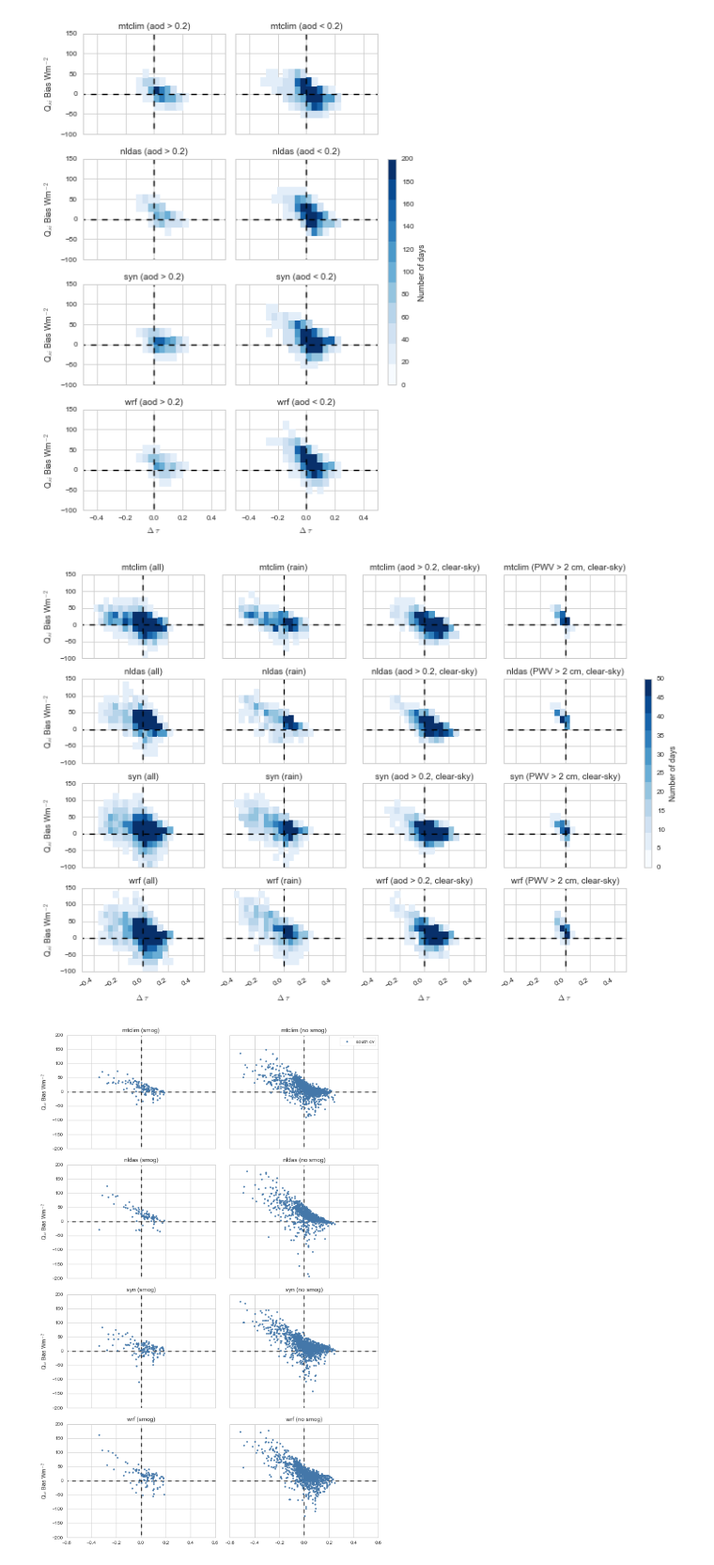
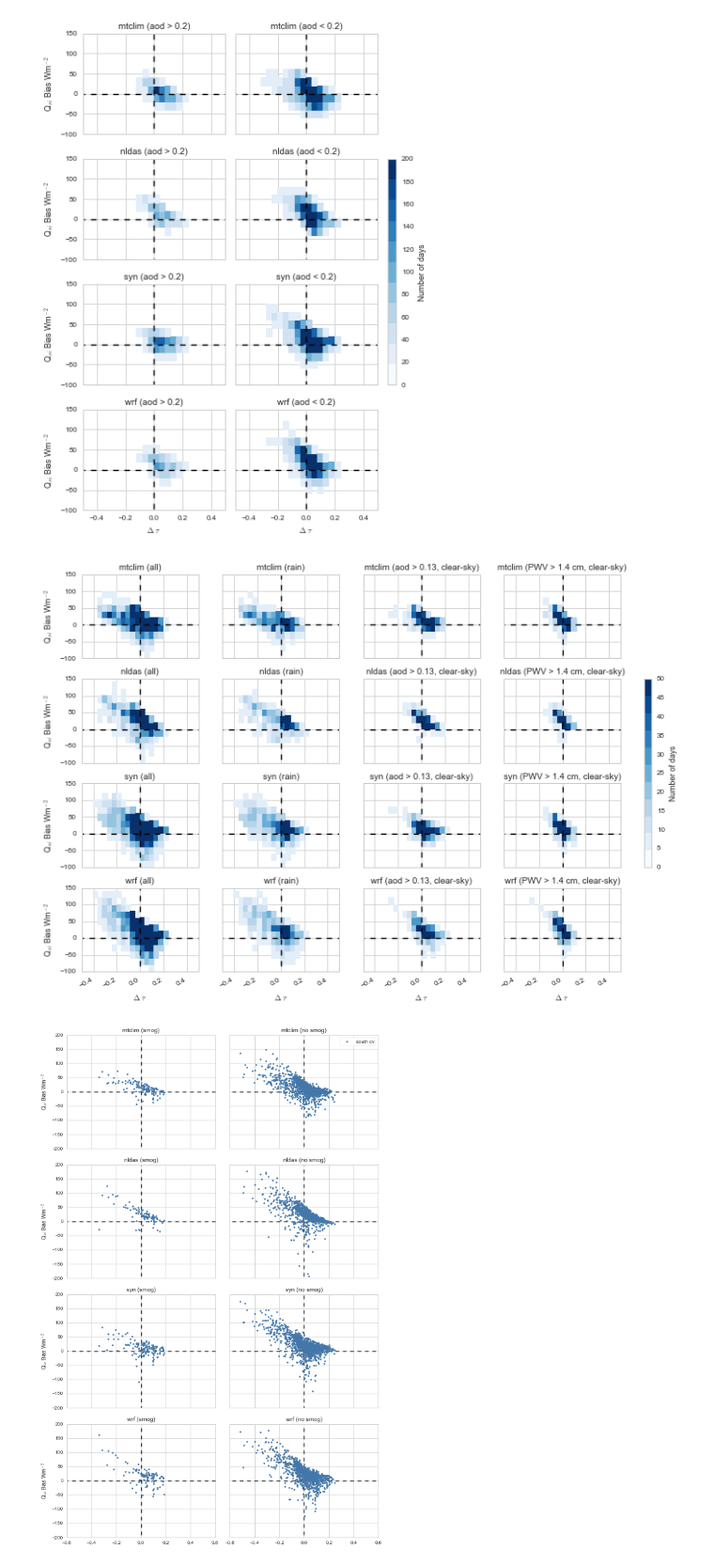
Before and after one commit to klapo/CalRad, a Jupyter notebook: CR.Screening.AOD_WV_Precip_Tau.ipynb, the cells around one changed output. Shown at 94% size. Drawn from its saved outputs; the diff is of its cells as text; code cells hidden in the pictures.

Commit message:
Fixed multiple errors in 2D histograms: - uses only south cv group - includes water vapor - new scaling

```diff
--- a/CR.Screening.AOD_WV_Precip_Tau.ipynb
+++ b/CR.Screening.AOD_WV_Precip_Tau.ipynb
@@ -281,9 +281,9 @@ for m,pr in enumerate(pr_names):
         ax.plot(np.array((0,0)),np.array((-1000,1000)),'k--')
 
         X = anom_day_SCV.anom_mean.values.flatten()[np.nonzero(~np.isnan(anom_day_SCV.anom_mean.values.flatten()) &\
-                                                              ~np.isnan(grobs_diff_SCV[pr].values.flatten()))]
-        Y = grobs_diff[pr].values.flatten()[np.nonzero(~np.isnan(anom_day_SCV.anom_mean.values.flatten()) &\
-                                                              ~np.isnan(grobs_diff_SCV[pr].values.flatten()))]
+                                                               ~np.isnan(grobs_diff_SCV[pr].values.flatten()))]
+        Y = grobs_diff_SCV[pr].values.flatten()[np.nonzero(~np.isnan(anom_day_SCV.anom_mean.values.flatten()) &\
+                                                           ~np.isnan(grobs_diff_SCV[pr].values.flatten()))]
         H, xedges, yedges = np.histogram2d(X,Y,bins=(np.arange(-.6,.6,.04),np.arange(-200,200,20)))
         H = np.ma.masked_array(H, H < cmin+dcol)
         X, Y = np.meshgrid(xedges, yedges)
@@ -332,9 +332,9 @@ for m,pr in enumerate(pr_names):
     ax.grid()
 
 ## Smoggy
-aod_thresh = .2 # Threshold between smog and no smog
-grobs_diff_thresh = grobs_diff.where(grobs_diff_SCV.aod >= aod_thresh)
-anom_thresh = anom_day.where(anom_day_SCV.aod >= aod_thresh)
+aod_thresh = .13 # Median aod value
+grobs_diff_thresh = grobs_diff_SCV.where(grobs_diff_SCV.aod >= aod_thresh)
+anom_thresh = anom_day_SCV.where(anom_day_SCV.aod >= aod_thresh)
 
 for m,pr in enumerate(pr_names):
     ax = plt.subplot(gs[m,2])
@@ -357,14 +357,14 @@ for m,pr in enumerate(pr_names):
         ax.set_xlabel('$\Delta$ $\\tau$')
     else:
         ax.set_xticklabels([])
-    ax.set_title(pr+' (aod > 0.2, clear-sky)')
+    ax.set_title(pr+' (aod > 0.13, clear-sky)')
     ax.set_yticklabels([])
     ax.set_ylim(-100,150)
     ax.set_xlim(-.5,.5)
     ax.grid()
 
 ## Water Vapor
-wv_thresh = 2. # Threshold between smog and no smog
+wv_thresh = 1.4 # Median pwv value
 grobs_diff_thresh = grobs_diff_SCV.where(grobs_diff_SCV.wv >= wv_thresh)
 anom_thresh = anom_day_SCV.where(anom_day_SCV.wv >= wv_thresh)
 
@@ -381,35 +381,35 @@ for m,pr in enumerate(pr_names):
                                                               ~np.isnan(grobs_diff_thresh[pr].values.flatten()))]
         H, xedges, yedges = np.histogram2d(X,Y,bins=(np.arange(-.6,.6,.04),np.arange(-200,200,20)))
         H = np.ma.masked_array(H, H < cmin+dcol)
         X, Y = np.meshgrid(xedges, yedges)
         ax.pcolormesh(X.T, Y.T, H, cmap=cmap, vmin=cmin, vmax=cmax)
 
     ## Formatting
     if m == len(pr_names)-1:
         ax.set_xlabel('$\Delta$ $\\tau$')
     else:
         ax.set_xticklabels([])
-    ax.set_title(pr+' (PWV > 2 cm, clear-sky)')
+    ax.set_title(pr+' (PWV > 1.4 cm, clear-sky)')
     ax.set_yticklabels([])
     ax.set_ylim(-100,150)
     ax.set_xlim(-.5,.5)
     ax.grid()
 
 # Colorbar
 caxi = plt.subplot(gs[1:3,-1])
 cbar=plt.colorbar(im, cax=caxi, orientation = "vertical",spacing='proportional')
 cbar.ax.set_ylabel('Number of days')
 plt.tight_layout()
 f.autofmt_xdate()
 
 # Output
 os.chdir(dir_print)
 fname = 'Tau_Bias.Density.'
 f.savefig(fname + 'pdf')
 f.savefig(fname + 'png')
 f.savefig(fname + 'eps')
 # %% [output]
-[figure, old version]
+[figure, new version]
 # %%
 ################
 # Smoggy days ##
```
Also changed, not shown: parts of 4 cells of this notebook, 1 other file.
